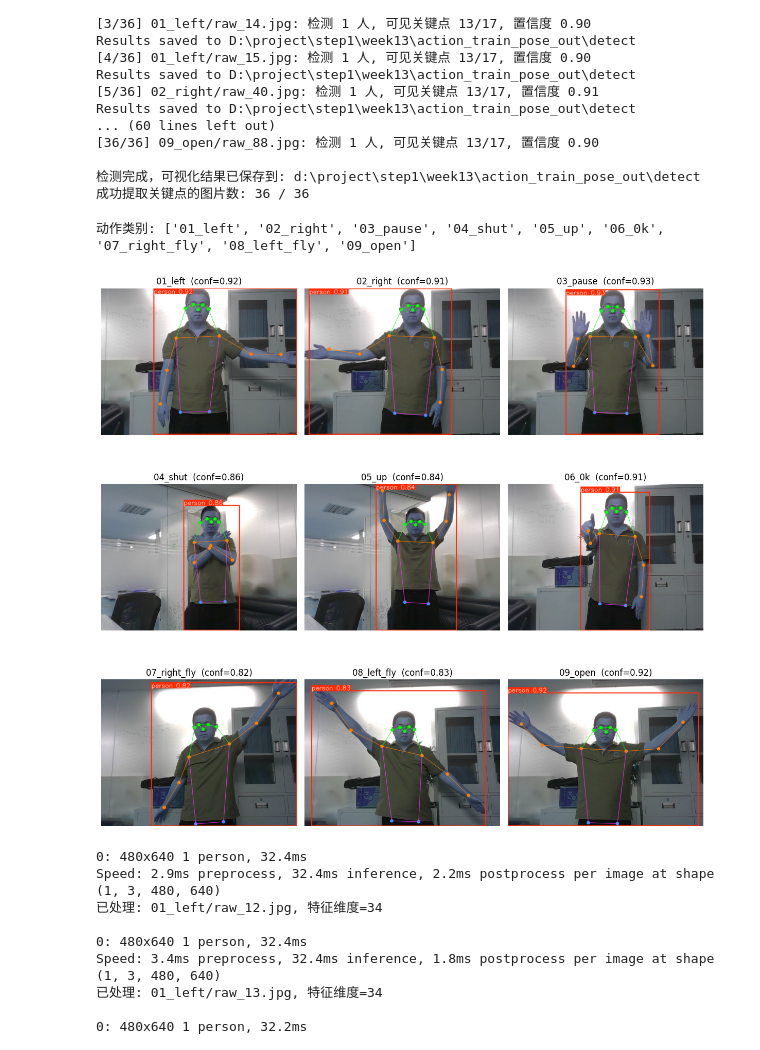
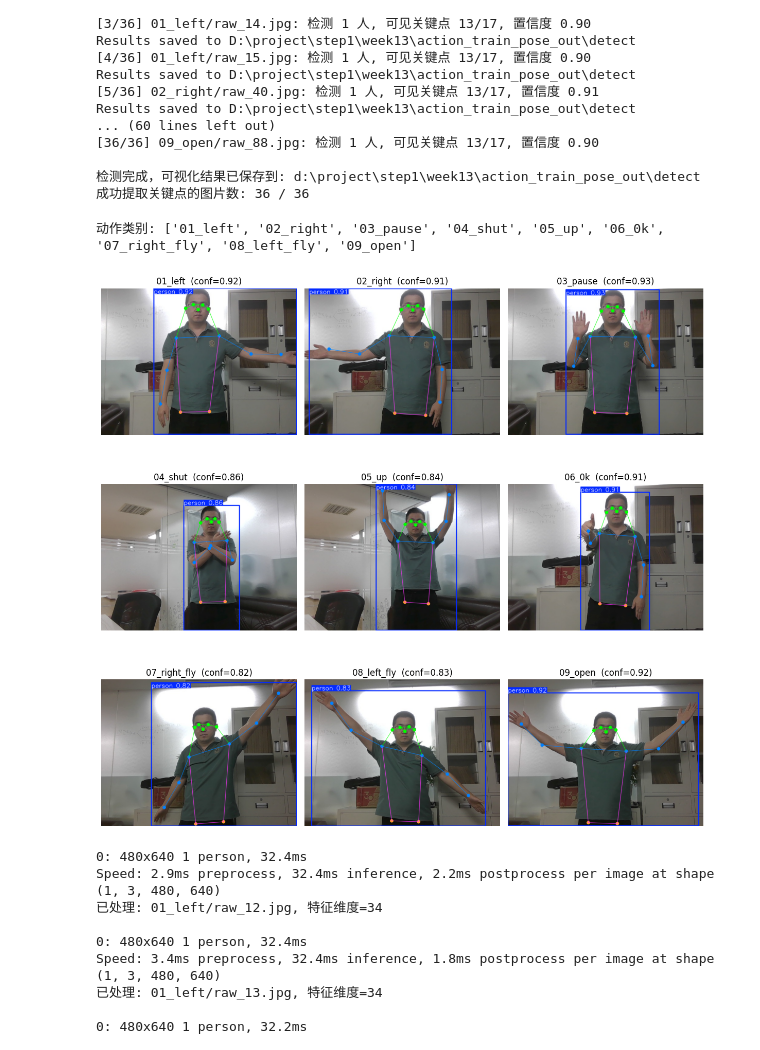
Before and after one commit to 001MONEY/ZSXC, a Jupyter notebook: week13/0810.ipynb, the cells around one changed output. Cells and saved outputs as stored; diff of their text form; code cells hidden in the pictures.

```diff
--- a/week13/0810.ipynb
+++ b/week13/0810.ipynb
@@ -60,28 +60,29 @@ Results saved to D:\project\step1\week13\action_train_pose_out\detect
 # %%
 # ============================================================
 # 在 Notebook 中展示每个动作类别的关键点检测结果
 # ============================================================
 import matplotlib.pyplot as plt
 import glob
 
 classes = sorted([p.name for p in ACTION_ROOT.iterdir() if p.is_dir()])
 print("动作类别:", classes)
 
 fig, axes = plt.subplots(3, 3, figsize=(12, 12))
 for ax, cls in zip(axes.ravel(), classes):
     img = sorted(glob.glob(str(ACTION_ROOT / cls / "*.jpg")))[0]   # 每类取第一张
     r = model.predict(img, imgsz=640, conf=0.25, verbose=False)[0]
     if len(r.boxes):
-        ax.imshow(r.plot())   # r.plot() 返回带关键点与骨架的可视化图
+        plot_img = r.plot()[..., ::-1]   # BGR -> RGB
+        ax.imshow(plot_img)
         ax.set_title(f"{cls}  (conf={r.boxes[0].conf[0]:.2f})")
     else:
         ax.set_title(f"{cls}  (未检测到)")
     ax.axis("off")
 plt.tight_layout()
 plt.show()
 # %% [output]
 动作类别: ['01_left', '02_right', '03_pause', '04_shut', '05_up', '06_0k', '07_right_fly', '08_left_fly', '09_open']
-[figure, old version]
+[figure, new version]
 # %%
 # ============================================================
 # 基于 YOLOv8-pose 的关键点特征提取类（PoseDetect）
```
Also changed, not shown: 4 other files.
